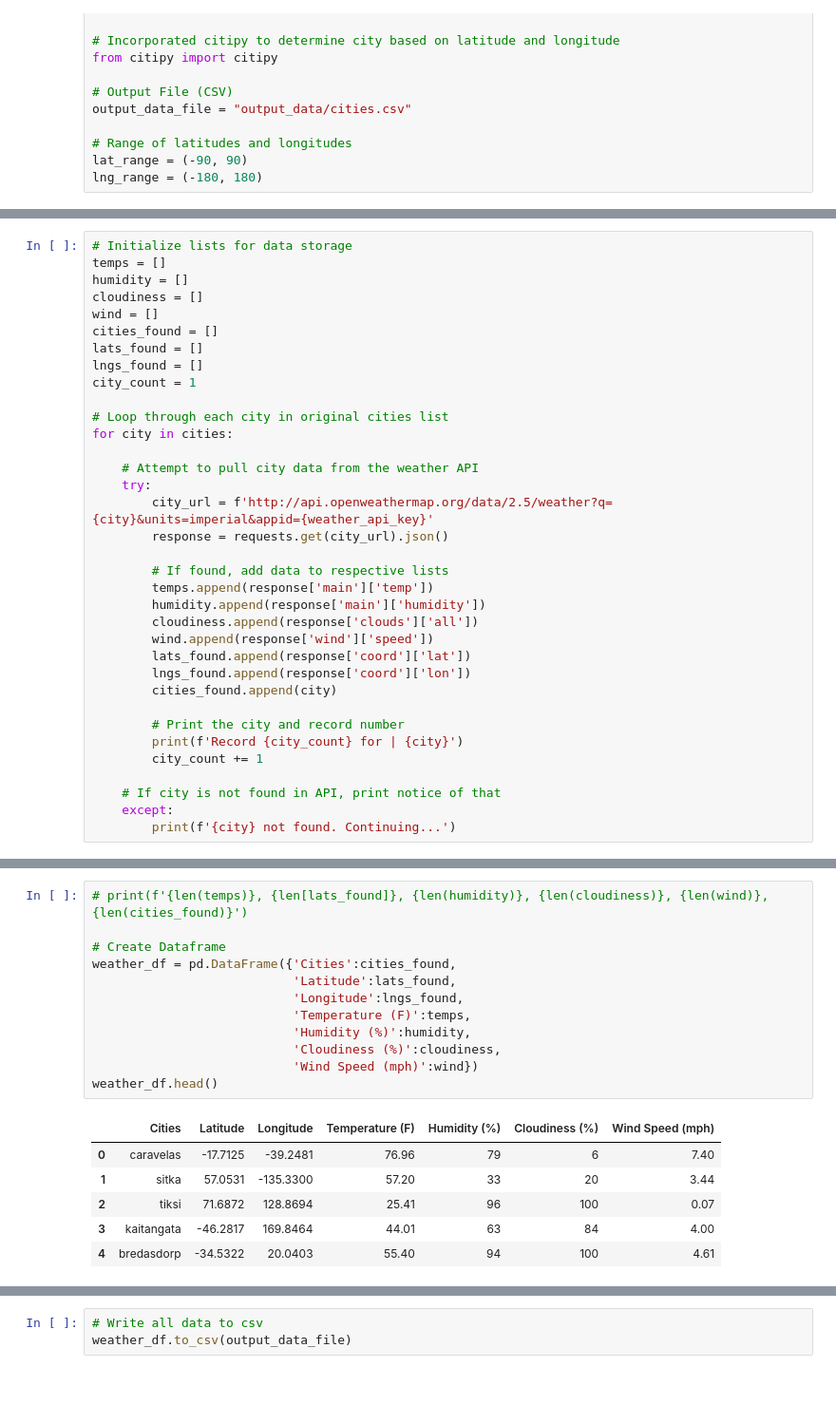
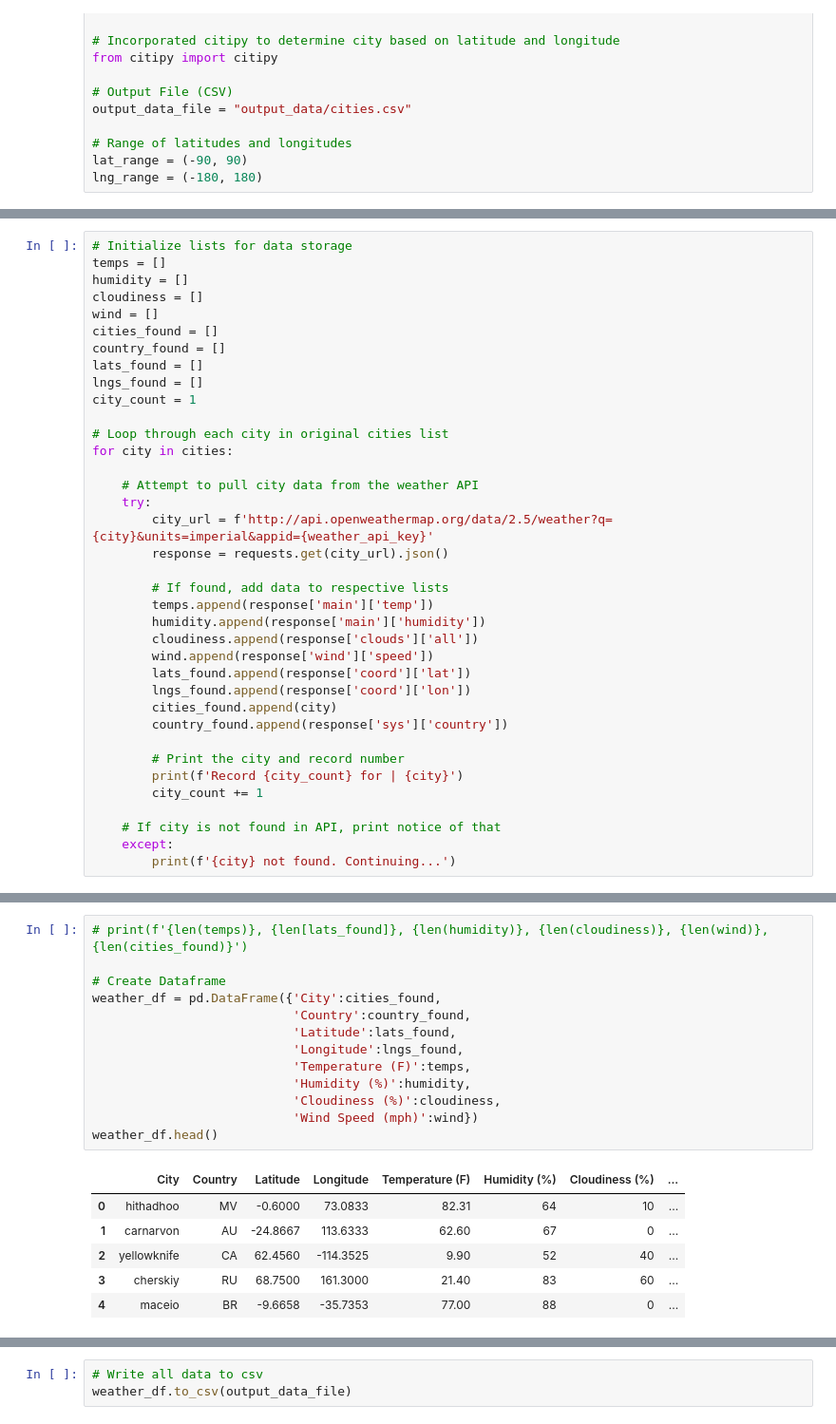
Before and after one commit to anthonygcarannante/Vacation-Weather-Discovery, a Jupyter notebook: WeatherPyFinal.ipynb, the cells around one changed output, grey strips where cells are left out. Shown at 95% size. Cells and saved outputs as stored; diff of their text form; blank space fills up the shorter version.

```diff
--- a/WeatherPyFinal.ipynb
+++ b/WeatherPyFinal.ipynb
@@ -49,6 +49,7 @@ humidity = []
 cloudiness = []
 wind = []
 cities_found = []
+country_found = []
 lats_found = []
 lngs_found = []
 city_count = 1
@@ -69,6 +70,7 @@ for city in cities:
         lats_found.append(response['coord']['lat'])
         lngs_found.append(response['coord']['lon'])
         cities_found.append(city)
+        country_found.append(response['sys']['country'])
 
         # Print the city and record number
         print(f'Record {city_count} for | {city}')
@@ -98,22 +100,23 @@ Record 558 for | ampanihy
 # %%
 # print(f'{len(temps)}, {len[lats_found]}, {len(humidity)}, {len(cloudiness)}, {len(wind)}, {len(cities_found)}')
 
 # Create Dataframe
-weather_df = pd.DataFrame({'Cities':cities_found,
+weather_df = pd.DataFrame({'City':cities_found,
+                           'Country':country_found,
                            'Latitude':lats_found,
                            'Longitude':lngs_found,
                            'Temperature (F)':temps,
                            'Humidity (%)':humidity,
                            'Cloudiness (%)':cloudiness,
                            'Wind Speed (mph)':wind})
 weather_df.head()
 # %% [output]
-|  | Cities | Latitude | Longitude | Temperature (F) | Humidity (%) | Cloudiness (%) | Wind Speed (mph) |
-| 0 | caravelas | -17.7125 | -39.2481 | 76.96 | 79 | 6 | 7.40 |
-| 1 | sitka | 57.0531 | -135.3300 | 57.20 | 33 | 20 | 3.44 |
-| 2 | tiksi | 71.6872 | 128.8694 | 25.41 | 96 | 100 | 0.07 |
-| 3 | kaitangata | -46.2817 | 169.8464 | 44.01 | 63 | 84 | 4.00 |
-| 4 | bredasdorp | -34.5322 | 20.0403 | 55.40 | 94 | 100 | 4.61 |
+|  | City | Country | Latitude | Longitude | Temperature (F) | Humidity (%) | Cloudiness (%) | ... |
+| 0 | hithadhoo | MV | -0.6000 | 73.0833 | 82.31 | 64 | 10 | ... |
+| 1 | carnarvon | AU | -24.8667 | 113.6333 | 62.60 | 67 | 0 | ... |
+| 2 | yellowknife | CA | 62.4560 | -114.3525 | 9.90 | 52 | 40 | ... |
+| 3 | cherskiy | RU | 68.7500 | 161.3000 | 21.40 | 83 | 60 | ... |
+| 4 | maceio | BR | -9.6658 | -35.7353 | 77.00 | 88 | 0 | ... |
 # %%
 # Create Scatter Plot for Temp (F) vs Latitude
 cols = ['Temperature (F)','Humidity (%)','Cloudiness (%)','Wind Speed (mph)']
```
Also changed, not shown: parts of 4 cells of this notebook.
